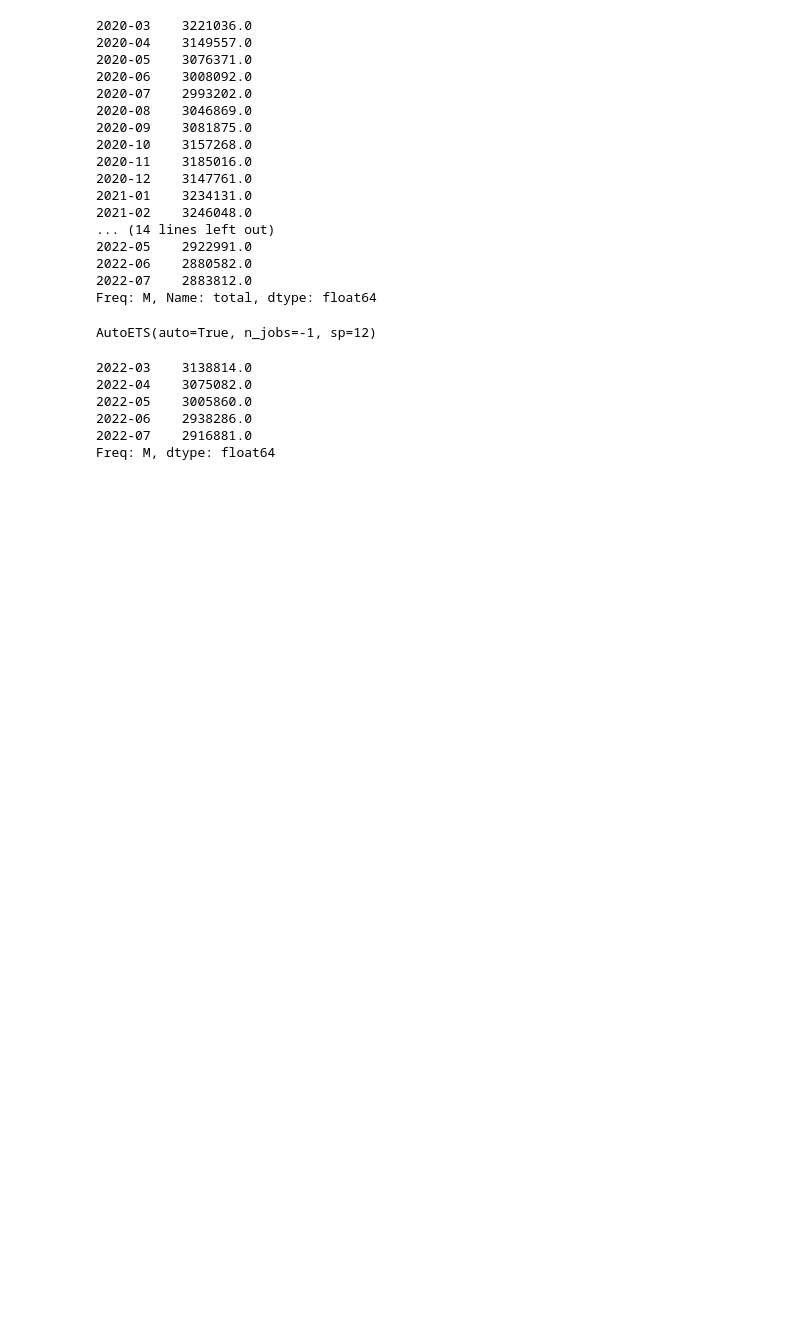
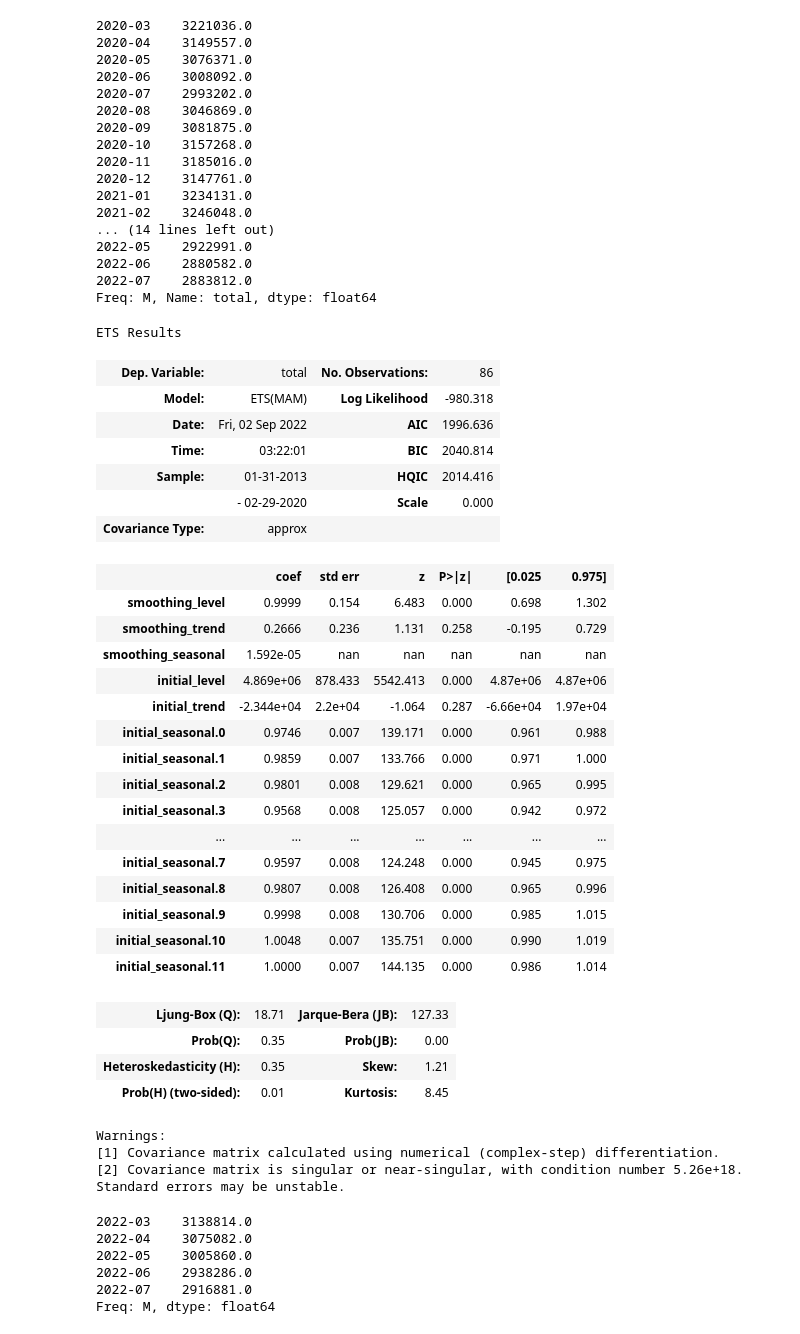
Before and after one commit to algoriv92/TFM, a Jupyter notebook: notebooks/df_paro_new.ipynb, the cells around one changed output. Drawn from its saved outputs; the diff is of its cells as text; code cells hidden in the pictures; blank space fills up the shorter version.

```diff
--- a/notebooks/df_paro_new.ipynb
+++ b/notebooks/df_paro_new.ipynb
@@ -372,12 +370,43 @@ Freq: M, Name: total, dtype: float64
 # %%
 # Especifico la cantidad de períodos a estimar para obtener las observaciones predichas en test.
 fh = np.arange(1, y_test_ets.shape[0]+1)
 
 # Selecciono el modelo y sus parámetros de predicción, al igual que los recursos a utilizar para entrenar
 paronew_auto_ets = AutoETS(auto=True, sp=12, n_jobs=-1)
 paronew_auto_ets.fit(y_train)
+paronew_auto_ets.summary()
 # %% [output]
-AutoETS(auto=True, n_jobs=-1, sp=12)
+ETS Results
+| Dep. Variable: | total | No. Observations: | 86 |
+| Model: | ETS(MAM) | Log Likelihood | -980.318 |
+| Date: | Fri, 02 Sep 2022 | AIC | 1996.636 |
+| Time: | 03:22:01 | BIC | 2040.814 |
+| Sample: | 01-31-2013 | HQIC | 2014.416 |
+|  | - 02-29-2020 | Scale | 0.000 |
+| Covariance Type: | approx |  |  |
+|  | coef | std err | z | P>|z| | [0.025 | 0.975] |
+| smoothing_level | 0.9999 | 0.154 | 6.483 | 0.000 | 0.698 | 1.302 |
+| smoothing_trend | 0.2666 | 0.236 | 1.131 | 0.258 | -0.195 | 0.729 |
+| smoothing_seasonal | 1.592e-05 | nan | nan | nan | nan | nan |
+| initial_level | 4.869e+06 | 878.433 | 5542.413 | 0.000 | 4.87e+06 | 4.87e+06 |
+| initial_trend | -2.344e+04 | 2.2e+04 | -1.064 | 0.287 | -6.66e+04 | 1.97e+04 |
+| initial_seasonal.0 | 0.9746 | 0.007 | 139.171 | 0.000 | 0.961 | 0.988 |
+| initial_seasonal.1 | 0.9859 | 0.007 | 133.766 | 0.000 | 0.971 | 1.000 |
+| initial_seasonal.2 | 0.9801 | 0.008 | 129.621 | 0.000 | 0.965 | 0.995 |
+| initial_seasonal.3 | 0.9568 | 0.008 | 125.057 | 0.000 | 0.942 | 0.972 |
+| ... | ... | ... | ... | ... | ... | ... |
+| initial_seasonal.7 | 0.9597 | 0.008 | 124.248 | 0.000 | 0.945 | 0.975 |
+| initial_seasonal.8 | 0.9807 | 0.008 | 126.408 | 0.000 | 0.965 | 0.996 |
+| initial_seasonal.9 | 0.9998 | 0.008 | 130.706 | 0.000 | 0.985 | 1.015 |
+| initial_seasonal.10 | 1.0048 | 0.007 | 135.751 | 0.000 | 0.990 | 1.019 |
+| initial_seasonal.11 | 1.0000 | 0.007 | 144.135 | 0.000 | 0.986 | 1.014 |
+| Ljung-Box (Q): | 18.71 | Jarque-Bera (JB): | 127.33 |
+| Prob(Q): | 0.35 | Prob(JB): | 0.00 |
+| Heteroskedasticity (H): | 0.35 | Skew: | 1.21 |
+| Prob(H) (two-sided): | 0.01 | Kurtosis: | 8.45 |
+Warnings:
+[1] Covariance matrix calculated using numerical (complex-step) differentiation.
+[2] Covariance matrix is singular or near-singular, with condition number 5.26e+18. Standard errors may be unstable.
 # %%
 #step 5: querying predictions
 paronew_pred = paronew_auto_ets.predict(fh=list(fh))
```
Also changed, not shown: parts of 3 cells of this notebook, 7 other files.
